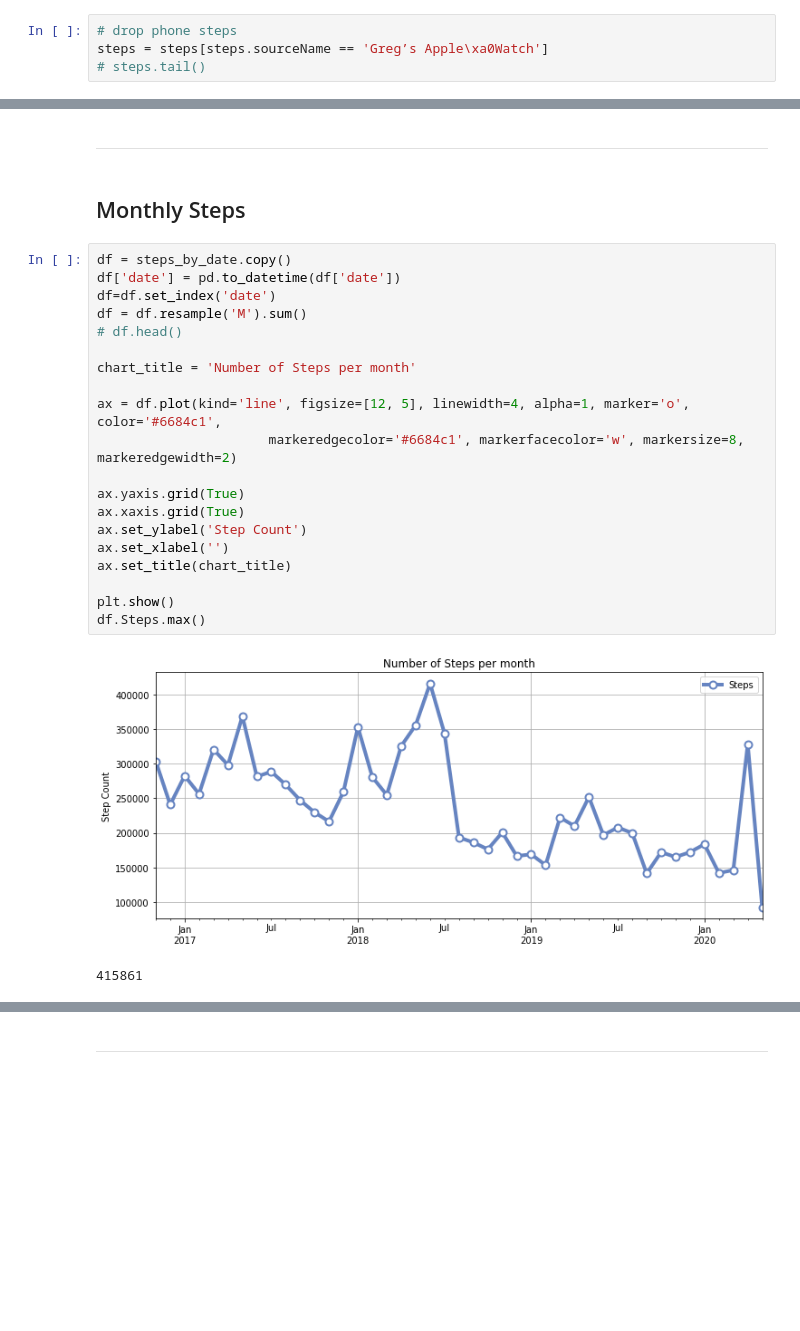
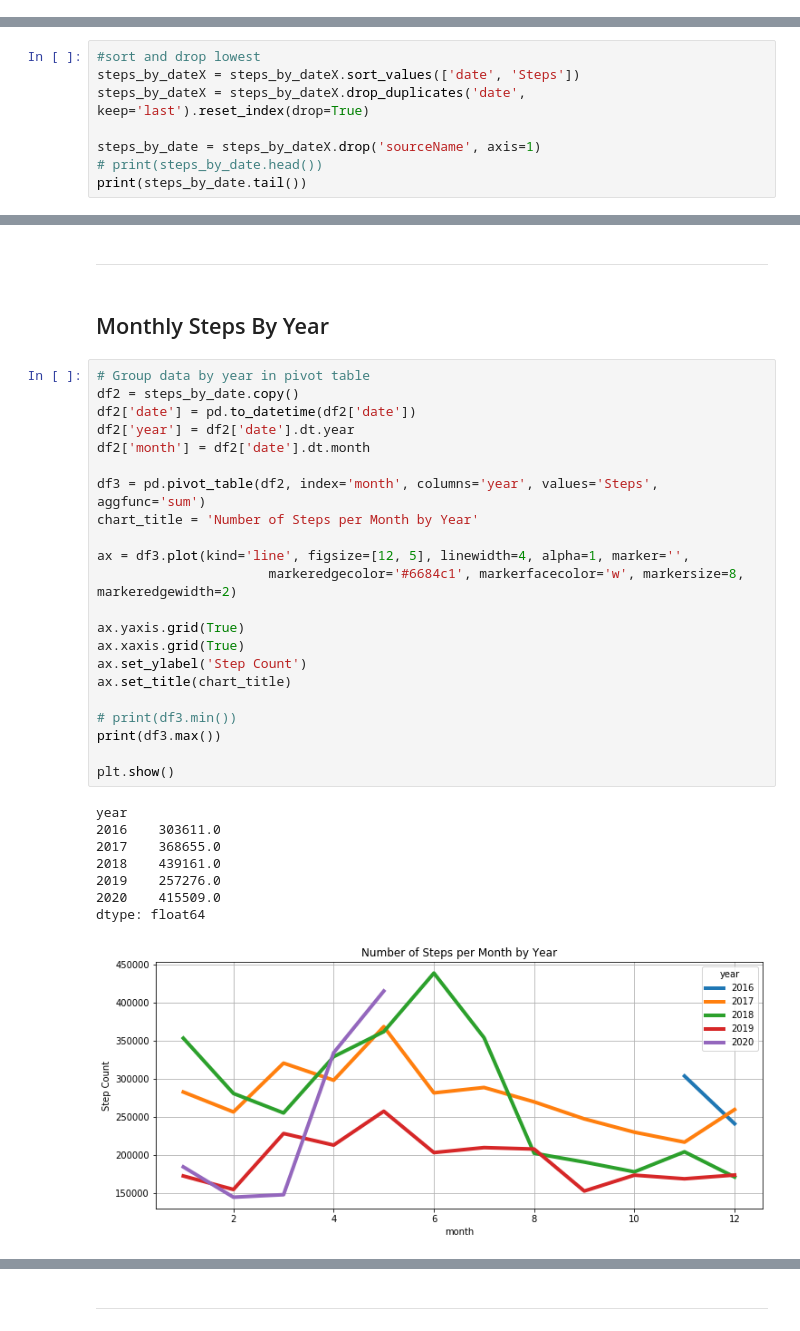
Before and after one commit to gregmames/HealthTracking, a Jupyter notebook: apple_health_data_processor.ipynb, the cells around one changed output, grey strips where cells are left out. Drawn from its saved outputs; the diff is of its cells as text; blank space fills up the shorter version.

```diff
--- a/apple_health_data_processor.ipynb
+++ b/apple_health_data_processor.ipynb
@@ -84,5 +80 @@ steps = steps.drop(['device', 'creationDate'], axis=1)
-# %%
-# drop phone steps
-steps = steps[steps.sourceName == 'Greg’s Apple\xa0Watch']
-# steps.tail()
 # %% [markdown]
@@ -124,0 +110,8 @@ print(steps_by_date.tail())
+# %%
+#sort and drop lowest
+steps_by_dateX = steps_by_dateX.sort_values(['date', 'Steps'])
+steps_by_dateX = steps_by_dateX.drop_duplicates('date', keep='last').reset_index(drop=True)
+
+steps_by_date = steps_by_dateX.drop('sourceName', axis=1)
+# print(steps_by_date.head())
+print(steps_by_date.tail())
@@ -334,27 +406,35 @@ At my current 7-day avg SPD pace of 16740 I will catch 2019's total in 136 days
 # %% [markdown]
 ------
 # %% [markdown]
-## Monthly Steps
+## Monthly Steps By Year
 # %%
-df = steps_by_date.copy()
-df['date'] = pd.to_datetime(df['date'])
-df=df.set_index('date')
-df = df.resample('M').sum()
-# df.head()
+# Group data by year in pivot table
+df2 = steps_by_date.copy()
+df2['date'] = pd.to_datetime(df2['date'])
+df2['year'] = df2['date'].dt.year
+df2['month'] = df2['date'].dt.month
 
-chart_title = 'Number of Steps per month'
+df3 = pd.pivot_table(df2, index='month', columns='year', values='Steps', aggfunc='sum')
+chart_title = 'Number of Steps per Month by Year'
 
-ax = df.plot(kind='line', figsize=[12, 5], linewidth=4, alpha=1, marker='o', color='#6684c1',
+ax = df3.plot(kind='line', figsize=[12, 5], linewidth=4, alpha=1, marker='',
                       markeredgecolor='#6684c1', markerfacecolor='w', markersize=8, markeredgewidth=2)
 
 ax.yaxis.grid(True)
 ax.xaxis.grid(True)
 ax.set_ylabel('Step Count')
-ax.set_xlabel('')
 ax.set_title(chart_title)
 
+# print(df3.min())
+print(df3.max())
+
 plt.show()
-df.Steps.max()
 # %% [output]
+year
+2016    303611.0
+2017    368655.0
+2018    439161.0
+2019    257276.0
+2020    415509.0
+dtype: float64
-[figure, old version]
+[figure, new version]
-415861
```
Also changed, not shown: parts of 56 cells of this notebook.
